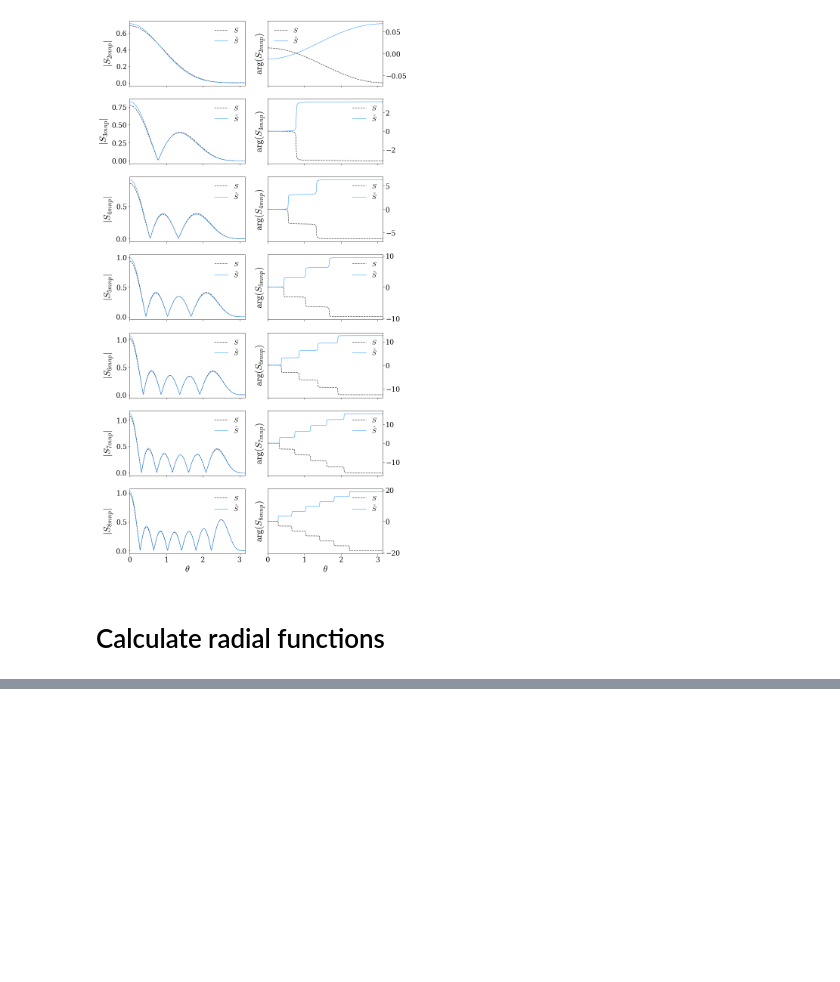
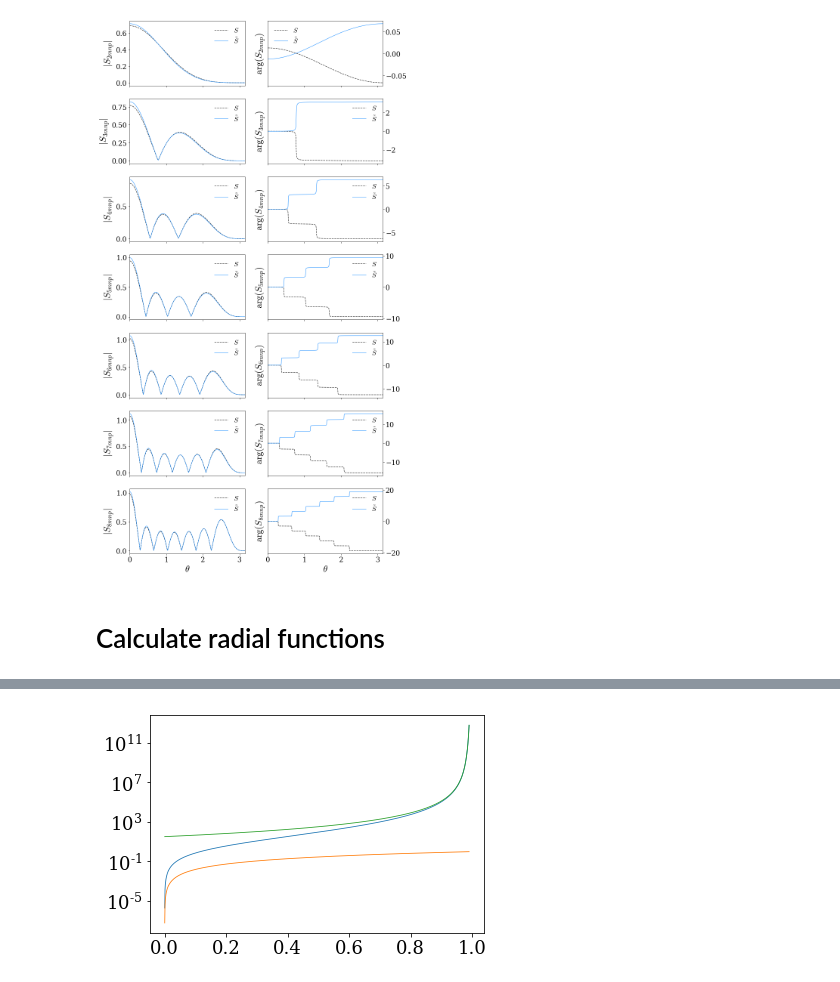
Before and after one commit to llondon6/koalas, a Jupyter notebook: examples/qnmobj_class_example.ipynb, the cells around one changed output, grey strips where cells are left out. Cells and saved outputs as stored; diff of their text form; code cells hidden in the pictures; blank space fills up the shorter version.

```diff
--- a/examples/qnmobj_class_example.ipynb
+++ b/examples/qnmobj_class_example.ipynb
@@ -280,0 +276,16 @@ array([<matplotlib.axes._subplots.AxesSubplot object at 0x...>,
+# %%
+#
+zero = 1e-4
+x = linspace(zero,1-zero*1e2,1024)
+
+
+#
+losc,hlosc,ilosc = rlm_leading_order_scale(x,foo.M,foo.a,foo.cw,foo.m,foo.s)
+
+#
+plot( x, abs(losc) )
+plot( x, abs(hlosc) )
+plot( x, abs(ilosc) )
+yscale('log')
+# %% [output]
+[figure, added]
```
Also changed, not shown: parts of 15 cells of this notebook, 4 other files.
